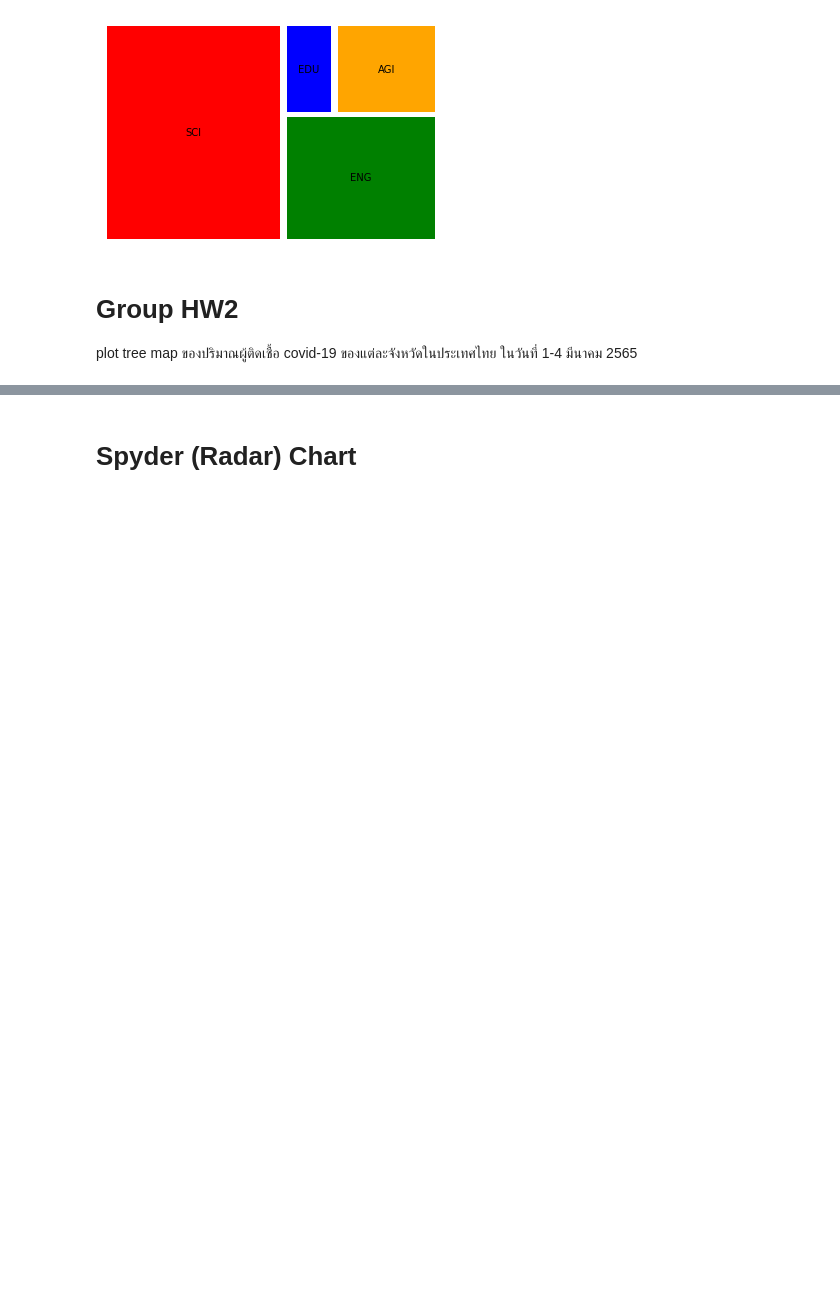
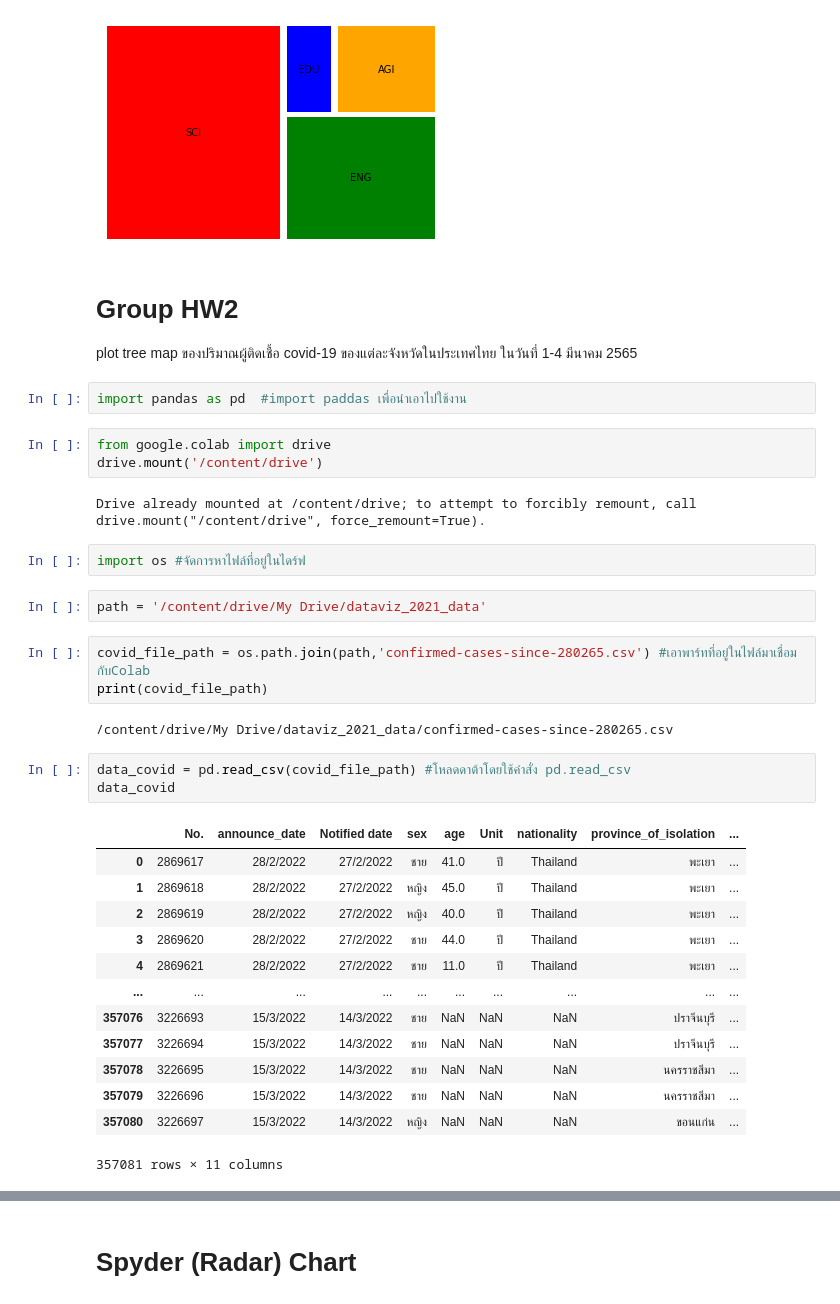
Before and after one commit to suwitchaya17/data_viz_2022, a Jupyter notebook: DataViz04_Data_Comparison.ipynb, the cells around one changed output, grey strips where cells are left out. Drawn from its saved outputs; the diff is of its cells as text; blank space fills up the shorter version.

```diff
--- a/DataViz04_Data_Comparison.ipynb
+++ b/DataViz04_Data_Comparison.ipynb
@@ -425,3 +422,36 @@ plt.axis('off')
 # %% [markdown]
 # Group HW2
 plot tree map ของปริมาณผู้ติดเชื้อ covid-19 ของแต่ละจังหวัดในประเทศไทย ในวันที่ 1-4 มีนาคม 2565
+# %%
+import pandas as pd  #import paddas เพื่อนำเอาไปใช้งาน
+# %%
+from google.colab import drive
+drive.mount('/content/drive')
+# %% [output]
+Drive already mounted at /content/drive; to attempt to forcibly remount, call drive.mount("/content/drive", force_remount=True).
+# %%
+import os #จัดการหาไฟล์ที่อยู่ในไดร์ฟ
+# %%
+path = '/content/drive/My Drive/dataviz_2021_data'
+# %%
+covid_file_path = os.path.join(path,'confirmed-cases-since-280265.csv') #เอาพาร์ทที่อยู่ในไฟล์มาเชื่อมกับColab
+print(covid_file_path)
+# %% [output]
+/content/drive/My Drive/dataviz_2021_data/confirmed-cases-since-280265.csv
+# %%
+data_covid = pd.read_csv(covid_file_path) #โหลดดาต้าโดยใช้คำสั่ง pd.read_csv
+data_covid
+# %% [output]
+|  | No. | announce_date | Notified date | sex | age | Unit | nationality | province_of_isolation | ... |
+| 0 | 2869617 | 28/2/2022 | 27/2/2022 | ชาย | 41.0 | ปี | Thailand | พะเยา | ... |
+| 1 | 2869618 | 28/2/2022 | 27/2/2022 | หญิง | 45.0 | ปี | Thailand | พะเยา | ... |
+| 2 | 2869619 | 28/2/2022 | 27/2/2022 | หญิง | 40.0 | ปี | Thailand | พะเยา | ... |
+| 3 | 2869620 | 28/2/2022 | 27/2/2022 | ชาย | 44.0 | ปี | Thailand | พะเยา | ... |
+| 4 | 2869621 | 28/2/2022 | 27/2/2022 | ชาย | 11.0 | ปี | Thailand | พะเยา | ... |
+| ... | ... | ... | ... | ... | ... | ... | ... | ... | ... |
+| 357076 | 3226693 | 15/3/2022 | 14/3/2022 | ชาย | NaN | NaN | NaN | ปราจีนบุรี | ... |
+| 357077 | 3226694 | 15/3/2022 | 14/3/2022 | ชาย | NaN | NaN | NaN | ปราจีนบุรี | ... |
+| 357078 | 3226695 | 15/3/2022 | 14/3/2022 | ชาย | NaN | NaN | NaN | นครราชสีมา | ... |
+| 357079 | 3226696 | 15/3/2022 | 14/3/2022 | ชาย | NaN | NaN | NaN | นครราชสีมา | ... |
+| 357080 | 3226697 | 15/3/2022 | 14/3/2022 | หญิง | NaN | NaN | NaN | ขอนแก่น | ... |
+357081 rows × 11 columns
```
Also changed, not shown: parts of 25 cells of this notebook.
